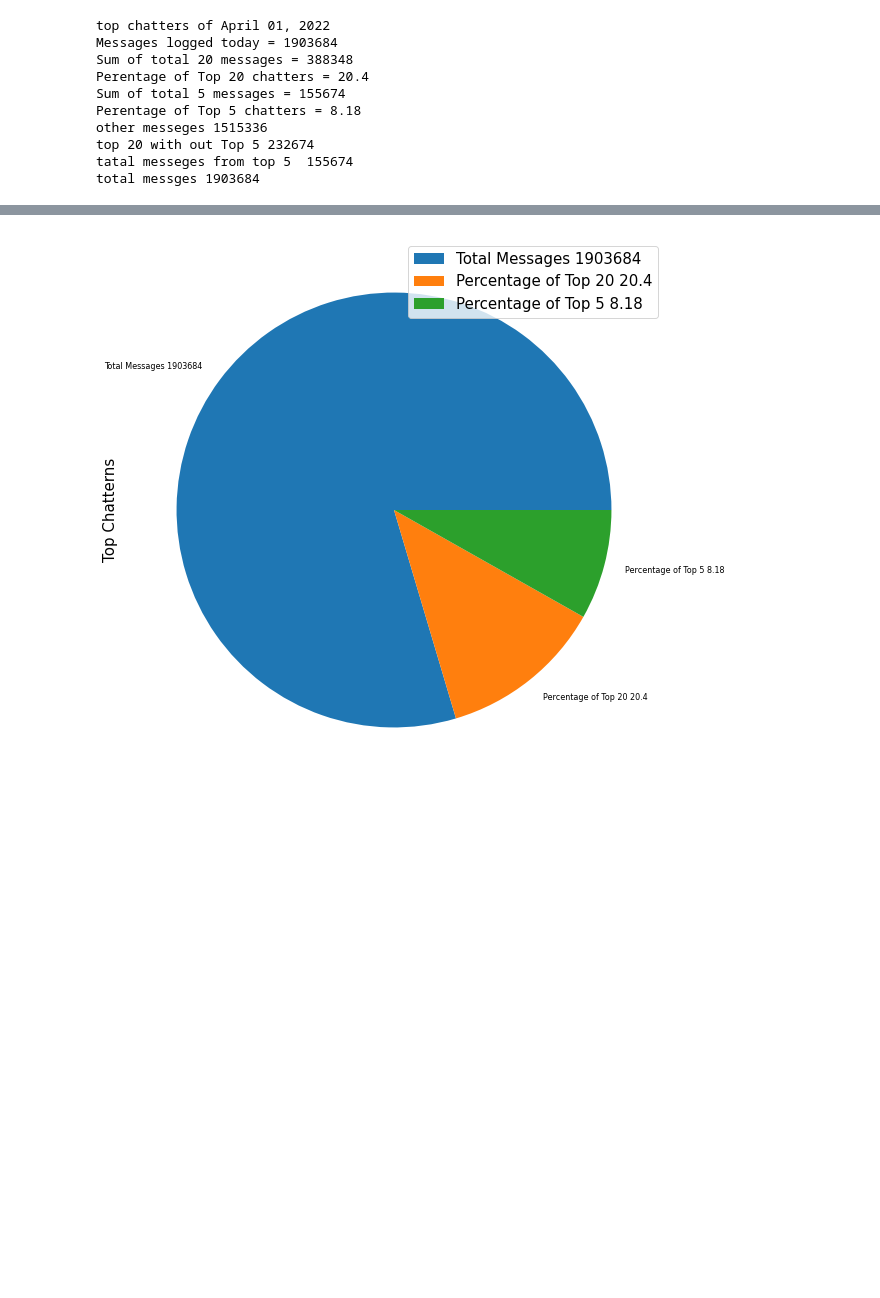
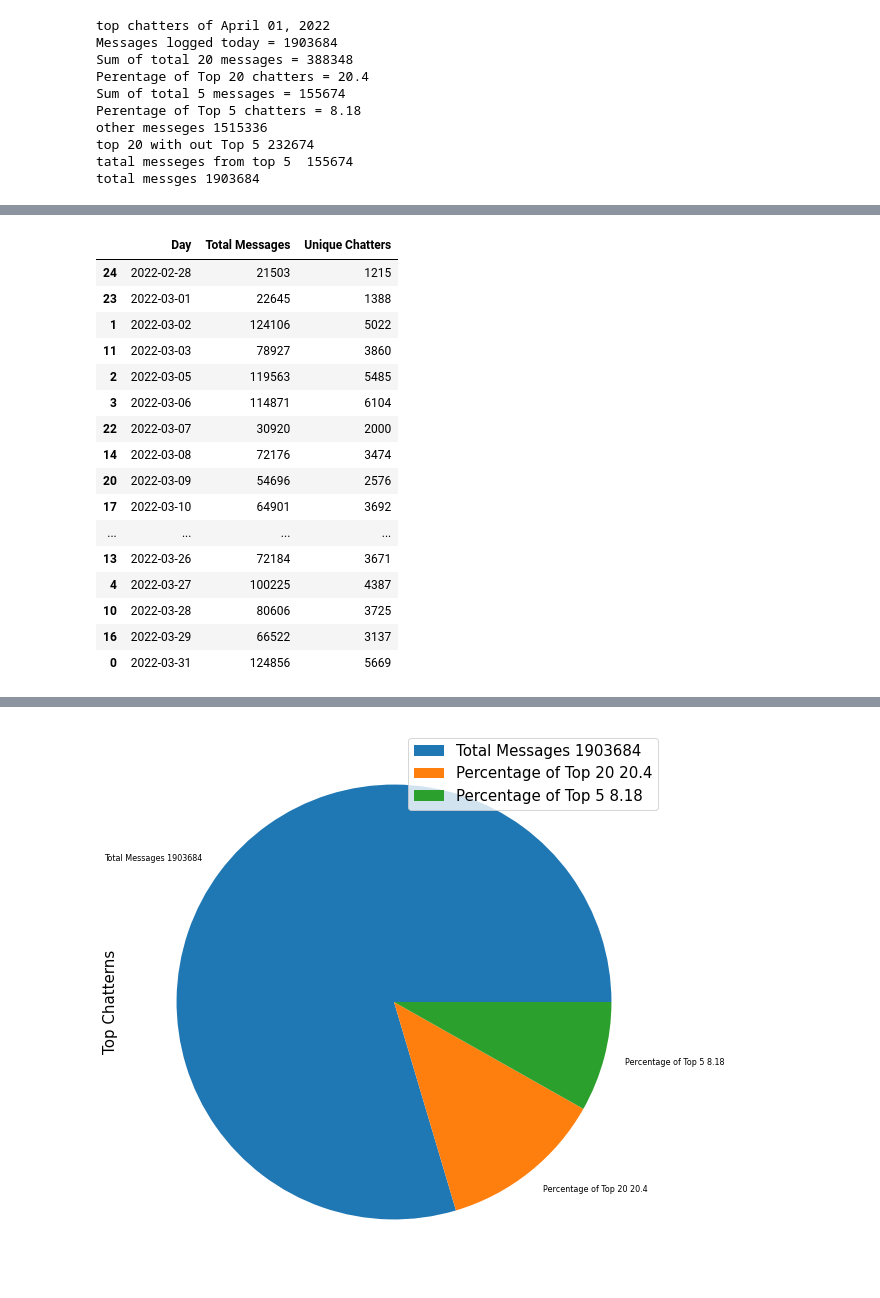
Before and after one commit to quassidi/-Monthly_YYJ_Report, a Jupyter notebook: jinnytty_analytics.ipynb, the cells around one changed output, grey strips where cells are left out. Cells and saved outputs as stored; diff of their text form; code cells hidden in the pictures; blank space fills up the shorter version.

```diff
--- a/jinnytty_analytics.ipynb
+++ b/jinnytty_analytics.ipynb
@@ -241,0 +194,23 @@ prueba2
+# %%
+read_saving_prueba = read_saving_prueba[:-1]
+read_saving_prueba["Unique Chatters"] = pd.Series(drop_index_from_Searching_by_User)
+newplot = read_saving_prueba.sort_values(by='Day')
+newplot
+# %% [output]
+|  | Day | Total Messages | Unique Chatters |
+| 24 | 2022-02-28 | 21503 | 1215 |
+| 23 | 2022-03-01 | 22645 | 1388 |
+| 1 | 2022-03-02 | 124106 | 5022 |
+| 11 | 2022-03-03 | 78927 | 3860 |
+| 2 | 2022-03-05 | 119563 | 5485 |
+| 3 | 2022-03-06 | 114871 | 6104 |
+| 22 | 2022-03-07 | 30920 | 2000 |
+| 14 | 2022-03-08 | 72176 | 3474 |
+| 20 | 2022-03-09 | 54696 | 2576 |
+| 17 | 2022-03-10 | 64901 | 3692 |
+| ... | ... | ... | ... |
+| 13 | 2022-03-26 | 72184 | 3671 |
+| 4 | 2022-03-27 | 100225 | 4387 |
+| 10 | 2022-03-28 | 80606 | 3725 |
+| 16 | 2022-03-29 | 66522 | 3137 |
+| 0 | 2022-03-31 | 124856 | 5669 |
```
Also changed, not shown: parts of 7 cells of this notebook, 6 other files.
